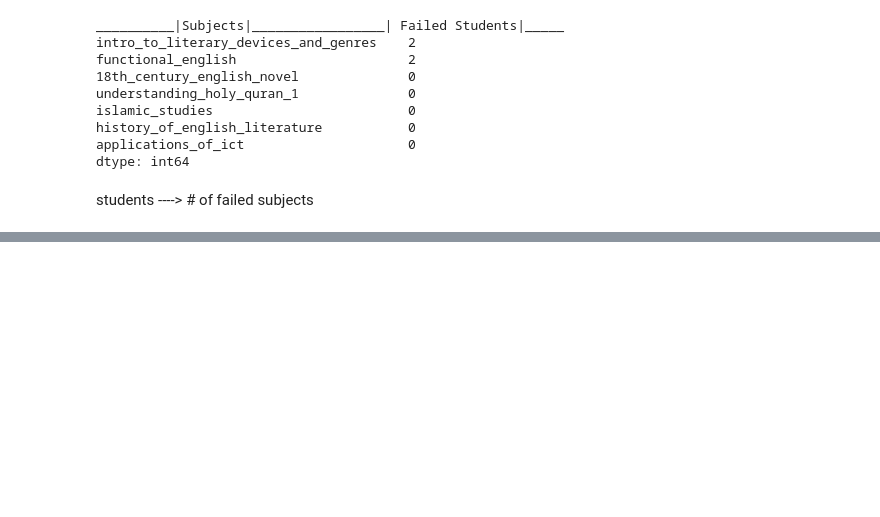
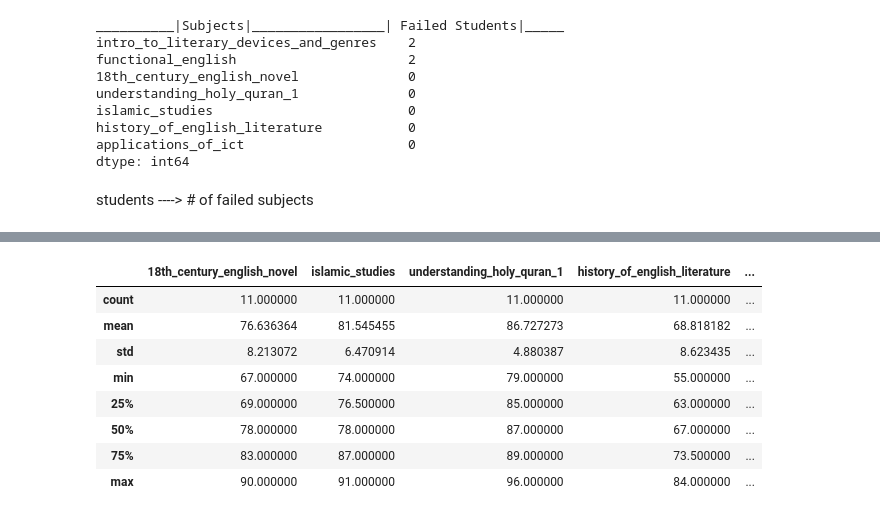
Before and after one commit to srk82mwi/pandas_python, a Jupyter notebook: bs_results.ipynb, the cells around one changed output, grey strips where cells are left out. Drawn from its saved outputs; the diff is of its cells as text; code cells hidden in the pictures; blank space fills up the shorter version.

```diff
--- a/bs_results.ipynb
+++ b/bs_results.ipynb
@@ -208,0 +268,12 @@ students ----> # of failed subjects
+# %%
+bs_result.describe()
+# %% [output]
+|  | 18th_century_english_novel | islamic_studies | understanding_holy_quran_1 | history_of_english_literature | ... |
+| count | 11.000000 | 11.000000 | 11.000000 | 11.000000 | ... |
+| mean | 76.636364 | 81.545455 | 86.727273 | 68.818182 | ... |
+| std | 8.213072 | 6.470914 | 4.880387 | 8.623435 | ... |
+| min | 67.000000 | 74.000000 | 79.000000 | 55.000000 | ... |
+| 25% | 69.000000 | 76.500000 | 85.000000 | 63.000000 | ... |
+| 50% | 78.000000 | 78.000000 | 87.000000 | 67.000000 | ... |
+| 75% | 83.000000 | 87.000000 | 89.000000 | 73.500000 | ... |
+| max | 90.000000 | 91.000000 | 96.000000 | 84.000000 | ... |
```
Also changed, not shown: parts of 9 cells of this notebook, 2 other files.
